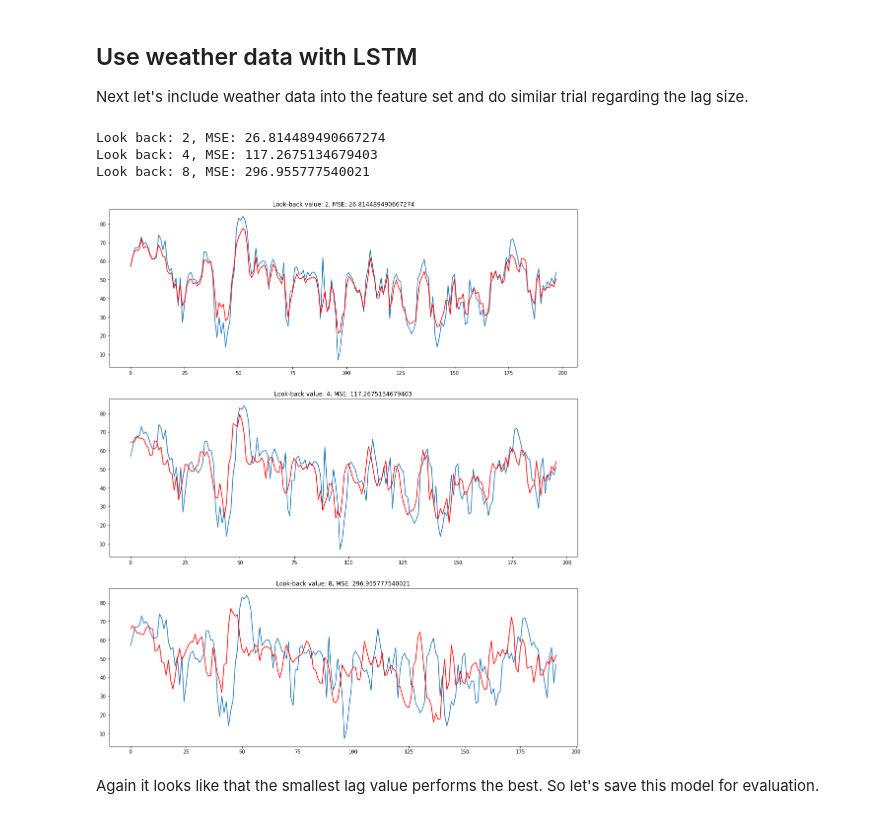
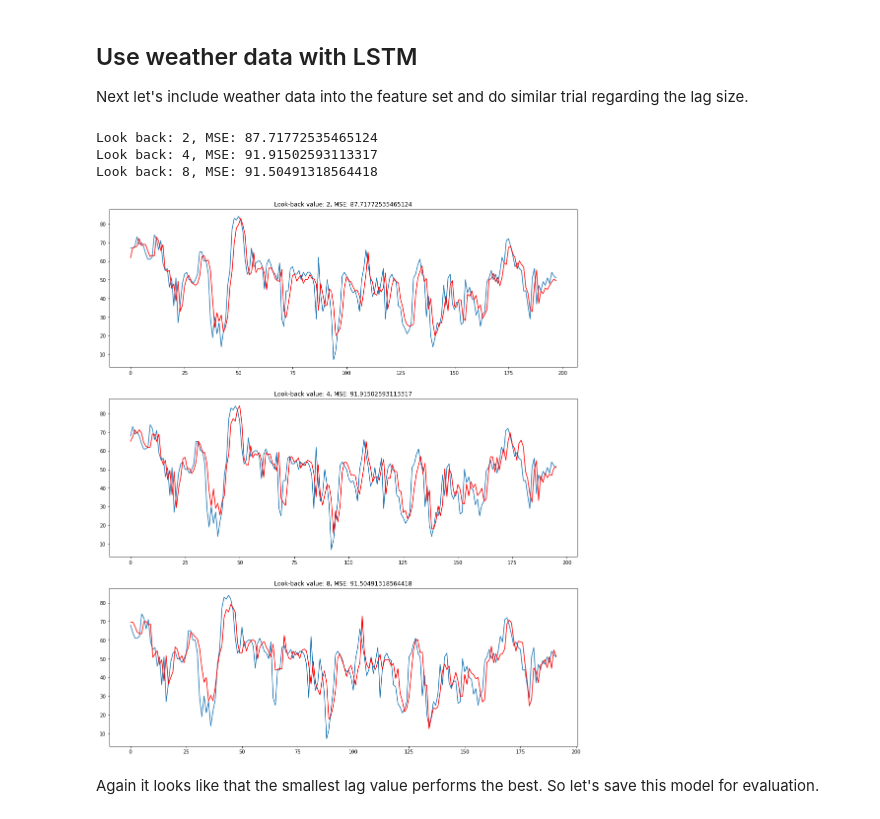
Before and after one commit to rautis/Advanced_Data_Science_Capstone, a Jupyter notebook: AirQualityIndex_model.ipynb, the cells around one changed output. Saved outputs shown, nothing was run; the diff lists cells and outputs as text; code cells hidden in the pictures.

```diff
--- a/AirQualityIndex_model.ipynb
+++ b/AirQualityIndex_model.ipynb
@@ -163,23 +165,24 @@ train, test = series[0:train_size,:], series[train_size:len(series),:]
 steps_per_epoch = ceil(train_size/64)
 
 results = []
-for i in [1, 3, 5]:
+
+for i in [1]: #, 3, 5]:
     train_generator = TimeseriesGenerator(train, train, length=i, batch_size=64)
     test_generator = TimeseriesGenerator(test, test, length=i, batch_size=64)
 
     model = Sequential()
-    model.add(LSTM(100, activation='relu', input_shape=(i, features), return_sequences=True))
+    model.add(LSTM(100, dropout=0.2, activation='relu', input_shape=(i, features), return_sequences=True))
     model.add(LSTM(50, activation='relu', dropout=0.3, input_shape=(i, features)))
     model.add(Dense(1))
     model.compile(optimizer='adam', loss='mse', metrics=['accuracy'])
     # fit model
-    model.fit_generator(train_generator, steps_per_epoch=steps_per_epoch, epochs=100, verbose=0)
+    model.fit_generator(train_generator, steps_per_epoch=200, epochs=400, verbose=1)
     # test with test data
     yhat = model.predict_generator(test_generator)
     # calculate MSE
-    test_data = scaler.inverse_transform(test[:len(yhat)])
+    y_test = scaler.inverse_transform(test[i:])
     predictions = scaler.inverse_transform(yhat)
-    error = mean_squared_error(test_data, predictions)
+    error = mean_squared_error(y_test, predictions)
     print("Look back: {}, MSE: {}".format(i, error))
-    results.append((i, test_data, predictions, error, model))
+    results.append((i, y_test, predictions, error, model))
 # %% [output]
@@ -191,8 +208,8 @@ plt.figure(figsize=(17,20))
 k = 1
 for (i, test_data, yhat, error, model) in results:
     plt.subplot(3, 1, k)
-    plt.plot(scaler.inverse_transform(test_data))
-    plt.plot(scaler.inverse_transform(yhat), color='red')
+    plt.plot(test_data)
+    plt.plot(yhat, color='red')
     plt.title("Look-back value: {}, MSE: {}".format(i, error))
     k = k + 1
 # %% [output]
@@ -207,18 +224,16 @@ model.save("models/lstm-look-back-1.h5")
 
 Next let's include weather data into the feature set and do similar trial regarding the lag size.
 # %%
-# this time we'llhave 7 features: air quality index + weather data
+# this time we'll have 7 features: air quality index + weather data
 features=7
 test_len = 200
 steps_per_epoch = ceil(train_size/64)
 
 # prepare data into supervised learning problem by separating X and y
-y = df["Mannerheimintie"].shift(-1).values
-y = y[~np.isnan(y)]
+y = df["Mannerheimintie"].values
 y = y.reshape(-1, 1)
 
 X = df.drop("Timestamp", axis=1)
-X.drop(X.tail(1).index,inplace=True)
 X = X.values
 
 scaler_X = RobustScaler()
@@ -247,26 +262,26 @@ for i in [2, 4, 8]:
      # test with test data
     yhat = model.predict_generator(test_generator)
     # calculate MSE
-    test_data = scaler_y.inverse_transform(test_y[:len(yhat)])
+    test_data = scaler_y.inverse_transform(test_y[i:])
     predictions = scaler_y.inverse_transform(yhat)
     error = mean_squared_error(test_data, predictions)
     print("Look back: {}, MSE: {}".format(i, error))
     results.append((i, test_data, predictions, error, model))
 # %% [output]
-Look back: 2, MSE: 26.814489490667274
-Look back: 4, MSE: 117.2675134679403
-Look back: 8, MSE: 296.955777540021
+Look back: 2, MSE: 87.71772535465124
+Look back: 4, MSE: 91.91502593113317
+Look back: 8, MSE: 91.50491318564418
 # %%
 plt.figure(figsize=(17,20))
 k = 1
 for (i, test_data, yhat, error, model) in results:
     plt.subplot(3, 1, k)
-    plt.plot(scaler_y.inverse_transform(test_y[:len(yhat)]))
+    plt.plot(test_data)
     plt.plot(yhat, color='red')
     plt.title("Look-back value: {}, MSE: {}".format(i, error))
     k = k + 1
 # %% [output]
-[figure, old version]
+[figure, new version]
 # %% [markdown]
 Again it looks like that the smallest lag value performs the best. So let's save this model for evaluation.
 # %%
```
Also changed, not shown: parts of 9 cells of this notebook, 9 other files.
